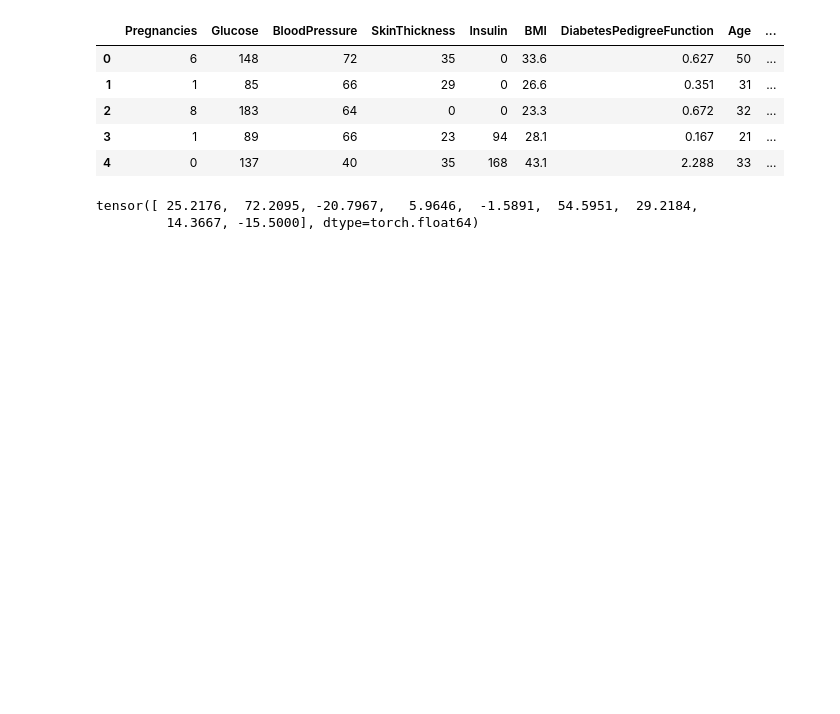
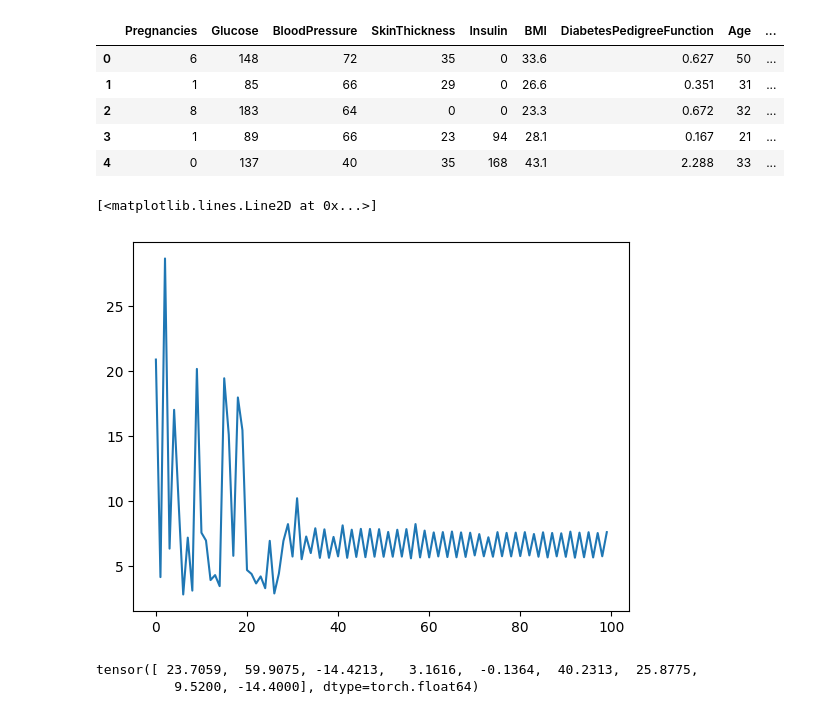
Before and after one commit to dasgauranga2/Deep-Learning-Fundamentals-Assignment-1, a Jupyter notebook: Assignment 1.ipynb, the cells around one changed output. Drawn from its saved outputs; the diff is of its cells as text; code cells hidden in the pictures; blank space fills up the shorter version.

Commit message:
Splitting the dataset and calculating the loss on test set

```diff
--- a/Assignment 1.ipynb
+++ b/Assignment 1.ipynb
@@ -33,9 +39,18 @@ df.head()
 scaler = MinMaxScaler(feature_range=(-1, 1))
 # %%
 # GET THE INPUT
-x = torch.tensor(scaler.fit_transform(df.drop('Outcome', axis=1)))
+x = scaler.fit_transform(df.drop('Outcome', axis=1))
 # GET THE OUTPUT
-y = torch.tensor(df['Outcome'].values)
+y = df['Outcome'].values
+
+# SPLIT THE DATASET INTO TRAINING AND TEST SET
+x_train, x_test, y_train, y_test = train_test_split(x, y, test_size=0.2, stratify=y, random_state=SEED)
+
+# CONVERT DATA TO PYTORCH TENSORS
+x_train = torch.tensor(x_train, dtype=torch.float64)
+x_test = torch.tensor(x_test, dtype=torch.float64)
+y_train = torch.tensor(y_train)
+y_test = torch.tensor(y_test)
 # %%
 # LEARNING-RATE / STEP-SIZE
 lr = 0.1
@@ -55,27 +70,49 @@ def indicator_func(x,y,w):
         return 1
     else:
         return 0
+# %%
+# PERCEPTRON LOSS FUNCTION
+def loss_func(x,y,w):
+    loss = 0
+
+    for i in range(x.shape[0]):
+        xi = torch.cat((x[i],torch.tensor([1])),dim=0)
+        yi = y[i]
+        loss += max(0, -yi*(torch.dot(w,xi)))
+
+    return loss/x.shape[0]
+# %%
+test_losses = []
 # %%
-for _ in range(n_iter):
+for j in range(n_iter):
     # VECTOR USED TO UPDATE THE WEIGHT VECTOR
     weight_update = torch.zeros_like(w)
 
-    for i in range(x.shape[0]):
+    for i in range(x_train.shape[0]):
         # EACH INPUT VECTOR CONCATENATED WITH 1
-        xi = torch.cat((x[i],torch.tensor([1])),dim=0)
+        xi = torch.cat((x_train[i],torch.tensor([1])),dim=0)
         # TARGET LABEL
-        yi = y[i]
+        yi = y_train[i]
         # VALUE OF INDICATOR FUNCTION
         ind = indicator_func(xi,yi,w)
 
         # ADD THE PERCEPTRON UPDATES FOR EACH ITERATION
         weight_update = weight_update + (yi*xi*ind)
 
     # UPDATE THE WEIGHT VECTOR
     w = w + lr*weight_update
+
+    if j%5 == 0:
+        # CACULATE THE PERCEPTRON LOSS ON THE TEST DATASET
+        test_losses.append(loss_func(x_test,y_test,w))
+
+plt.plot(test_losses)
+# %% [output]
+[<matplotlib.lines.Line2D at 0x...>]
+[figure, added]
 # %%
 # OUTPUT THE WEIGHT VECTOR
 w
 # %% [output]
-tensor([ 25.2176,  72.2095, -20.7967,   5.9646,  -1.5891,  54.5951,  29.2184,
-         14.3667, -15.5000], dtype=torch.float64)
+tensor([ 23.7059,  59.9075, -14.4213,   3.1616,  -0.1364,  40.2313,  25.8775,
+          9.5200, -14.4000], dtype=torch.float64)
```
Also changed, not shown: parts of 2 cells of this notebook.
